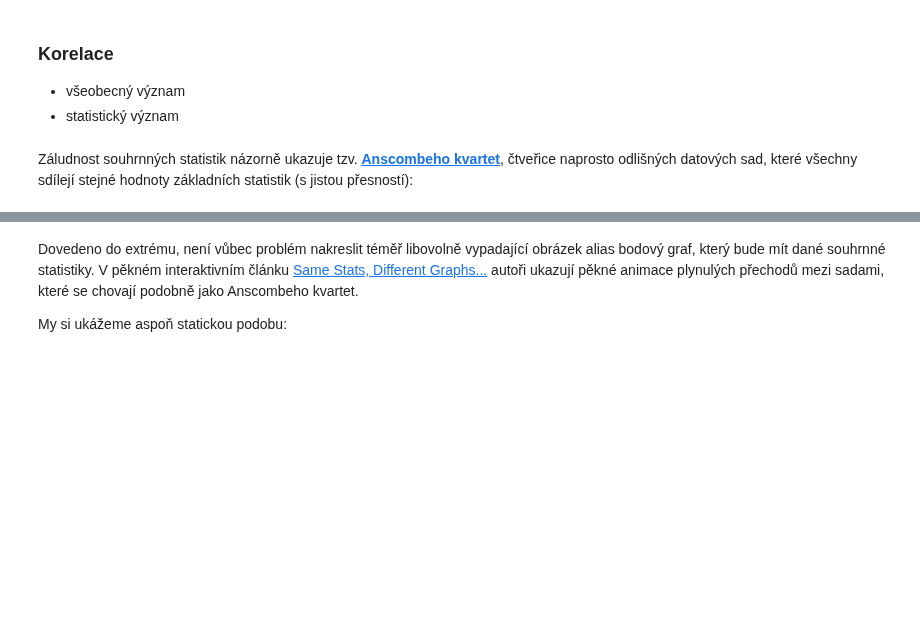
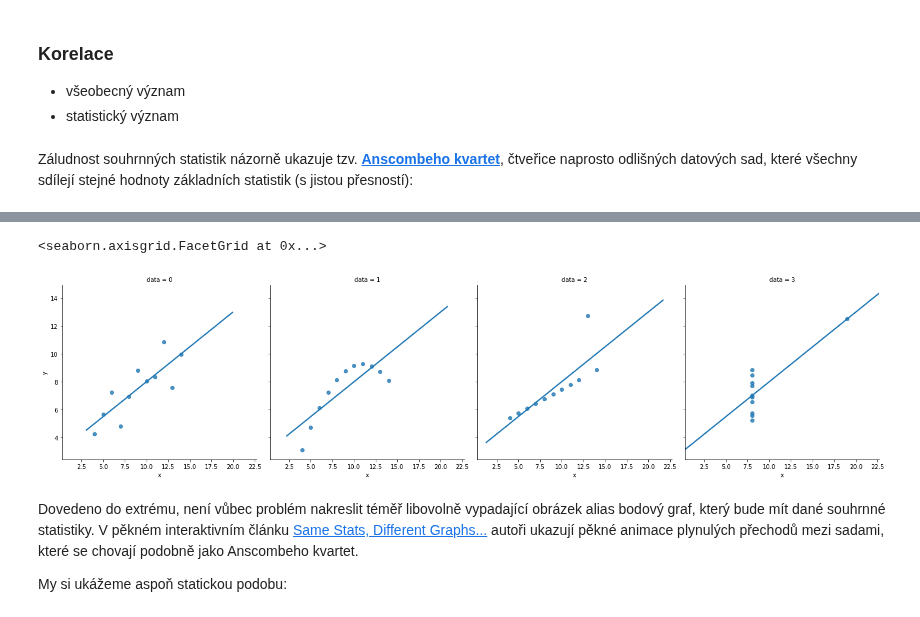
Before and after one commit to janpipek/naucse.python.cz, a Jupyter notebook: lessons/pydata/pandas_correlations/index.ipynb, the cells around one changed output, grey strips where cells are left out. Saved outputs shown, nothing was run; the diff lists cells and outputs as text; code cells hidden in the pictures; blank space fills up the shorter version.

```diff
--- a/lessons/pydata/pandas_correlations/index.ipynb
+++ b/lessons/pydata/pandas_correlations/index.ipynb
@@ -160,10 +177,13 @@ anscombe[:15]
 # %%
-grid = sns.FacetGrid(
-    anscombe,
-    col="data",
-    col_wrap=2
-)
-grid.map(plt.scatter, "x", "y")
+#grid = sns.FacetGrid(
+#    anscombe,
+#    col="data",
+#    col_wrap=2,
+#)
+sns.lmplot(data=anscombe, col="data", x="x", y="y", ci=None)
+# %% [output]
+<seaborn.axisgrid.FacetGrid at 0x...>
+[figure, added]
 # %%
 anscombe[anscombe["data"] == 1].describe()
 # %%
```
Also changed, not shown: parts of 3 cells of this notebook.
